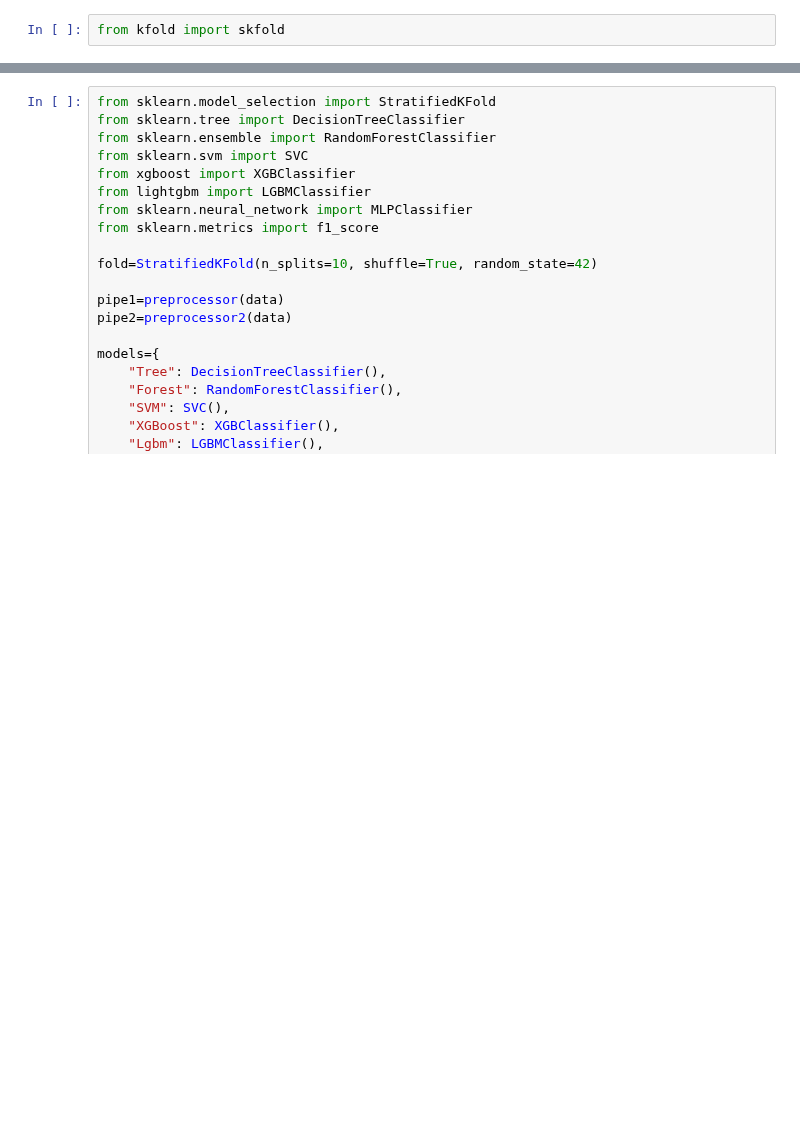
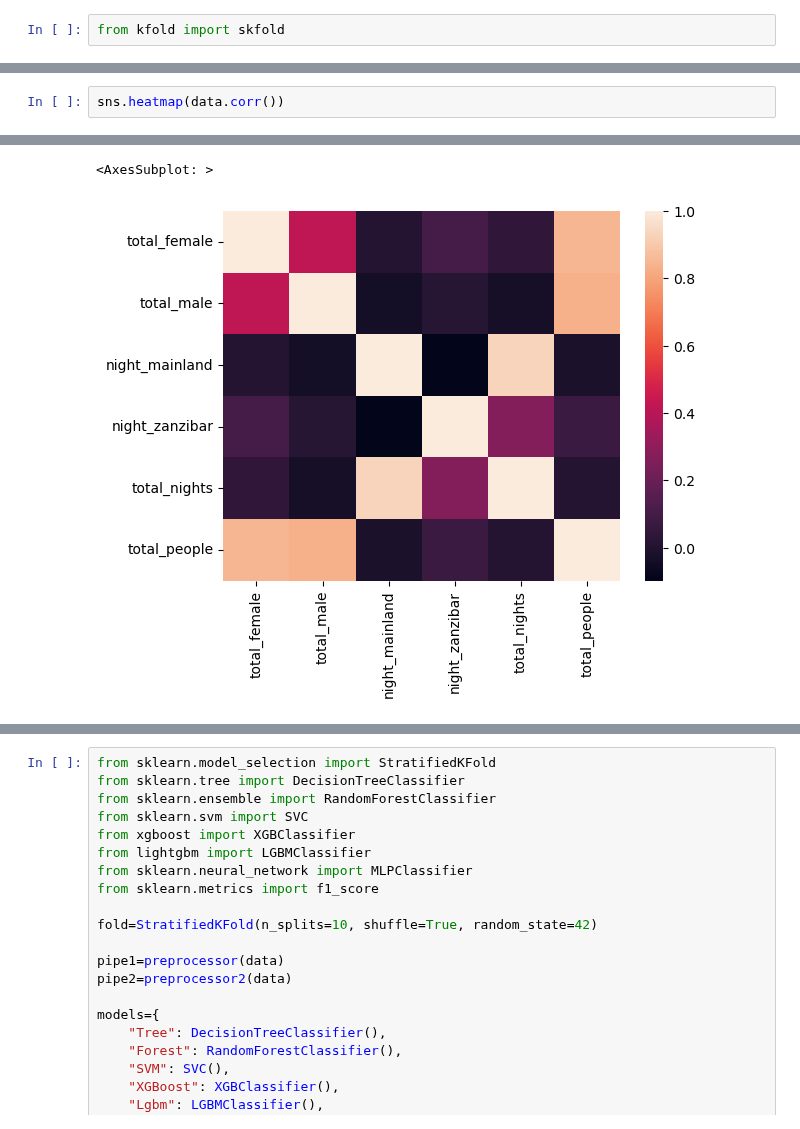
Before and after one commit to Njaramba-Riri/expenditure-prediction, a Jupyter notebook: trial.ipynb, the cells around one changed output, grey strips where cells are left out. Cells and saved outputs as stored; diff of their text form; blank space fills up the shorter version.

```diff
--- a/trial.ipynb
+++ b/trial.ipynb
@@ -66,0 +213,3 @@ from kfold import skfold
+# %%
+sns.heatmap(data.corr())
+# %% [output]
@@ -66,0 +217,2 @@ from kfold import skfold
+<AxesSubplot: >
+[figure, added]
```
Also changed, not shown: parts of 20 cells of this notebook.
